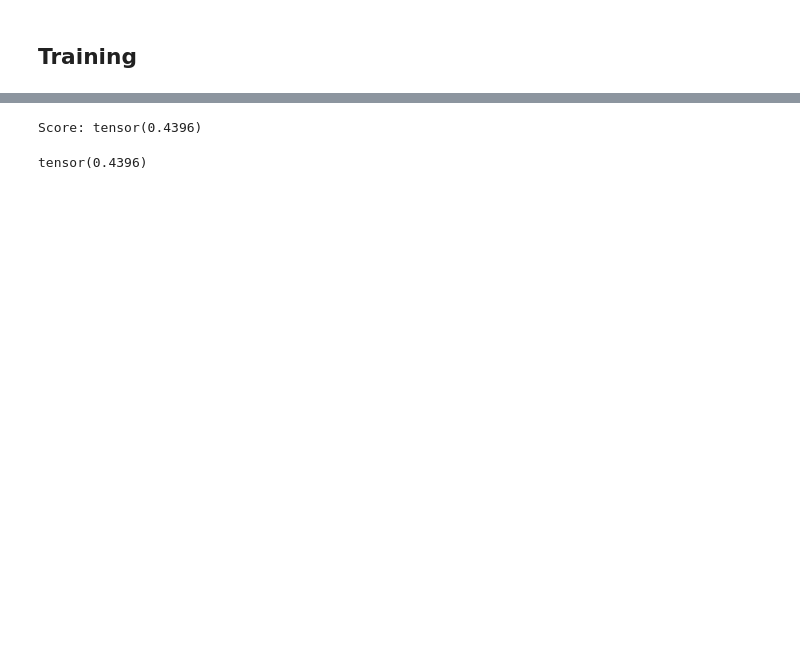
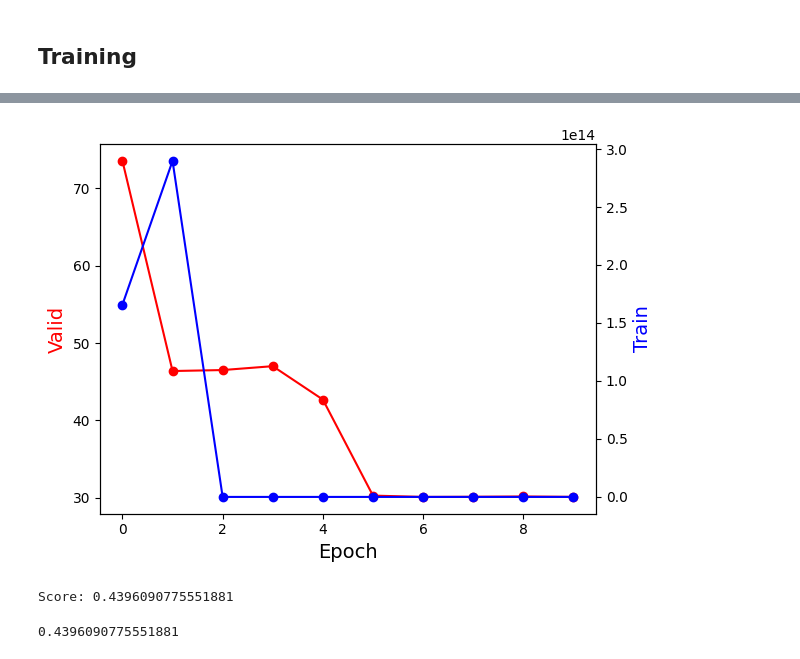
Before and after one commit to max-seeli/ai-model-runtime-prediction, a Jupyter notebook: ai-model-runtime-prediction.ipynb, the cells around one changed output, grey strips where cells are left out. Cells and saved outputs as stored; diff of their text form; code cells hidden in the pictures; blank space fills up the shorter version.

Commit message:
First submission for tiles

```diff
--- a/ai-model-runtime-prediction.ipynb
+++ b/ai-model-runtime-prediction.ipynb
@@ -46,11 +47,14 @@ def load_data_to_df(directory, split):
 
     path = os.path.join(directory, split)
     print(path)
-    files = [os.path.join(path, file) for file in os.listdir(path)]
+    files = os.listdir(path)
 
     data_list = []
     for file in tqdm(files):
-        data_list.append(dict(np.load(file)))
+        file_path = os.path.join(path, file)
+        model_graph = dict(np.load(file_path))
+        model_graph["file"] = file
+        data_list.append(model_graph)
 
     return pd.DataFrame(data_list)
 # %%
@@ -70,8 +91,12 @@ class TileModel(nn.Module):
 
         node_feature_dim = 140
 
+        hidden_channels = 8
+        heads = 8
         conv_out_dim = 48
-        self.conv = gnn.GCNConv(op_embedding_dim + node_feature_dim, conv_out_dim)
+
+        self.conv = GAT(op_embedding_dim + node_feature_dim, hidden_channels, conv_out_dim, heads)
+        # self.conv = gnn.GCNConv(op_embedding_dim + node_feature_dim, conv_out_dim)
 
         config_dim = 24
         self.fwd = nn.Sequential(
@@ -128,6 +153,7 @@ class TileDataset(Dataset):
 
     def __getitem__(self, idx):
 
+        file = self.tiles.iloc[idx]['file']
         node_feat = torch.from_numpy(self.tiles.iloc[idx]['node_feat'])
         node_opcode = torch.from_numpy(self.tiles.iloc[idx]['node_opcode']).type(torch.int64)
         edge_index = torch.from_numpy(self.tiles.iloc[idx]['edge_index']).permute(1, 0)
@@ -136,6 +162,7 @@ class TileDataset(Dataset):
         config_runtime_normalizers = torch.from_numpy(self.tiles.iloc[idx]['config_runtime_normalizers'])
 
         return {
+            "file": file,
             "node_feat": node_feat,
             "node_opcode": node_opcode,
             "edge_index": edge_index,
@@ -157,3 +184,4 @@ class TileDataset(Dataset):
 
 train_dataset = TileDataset(df_train)
 valid_dataset = TileDataset(df_valid)
+test_dataset = TileDataset(df_test)
@@ -264,0 +276,26 @@ losses
+# %%
+# Plot losses
+all_epochs = list(range(epochs))
+
+# create figure and axis objects with subplots()
+fig,ax = plt.subplots()
+# make a plot
+ax.plot(all_epochs,
+        valid_losses,
+        color="red",
+        marker="o")
+# set x-axis label
+ax.set_xlabel("Epoch", fontsize = 14)
+# set y-axis label
+ax.set_ylabel("Valid",
+              color="red",
+              fontsize=14)
+
+# twin object for two different y-axis on the sample plot
+ax2=ax.twinx()
+# make a plot with different y-axis using second axis object
+ax2.plot(all_epochs, train_losses,color="blue",marker="o")
+ax2.set_ylabel("Train",color="blue",fontsize=14)
+plt.show()
+# %% [output]
+[figure, added]
@@ -292,7 +343,7 @@ def validate_model(model):
     print("Score:", avg_score)
     return avg_score
 # %%
-validate_model(model)
+evaluate_model(model)
 # %% [output]
-Score: tensor(0.4396)
+Score: 0.4396090775551881
-tensor(0.4396)
+0.4396090775551881
```
Also changed, not shown: parts of 14 cells of this notebook.
